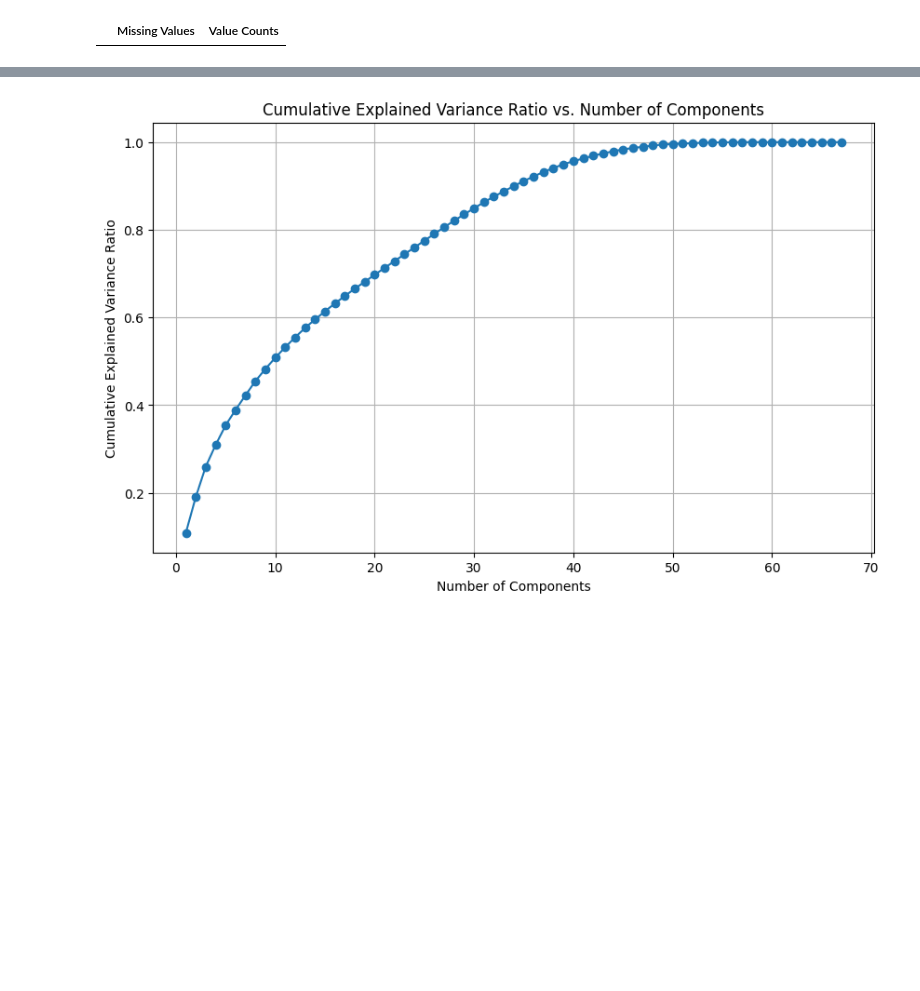
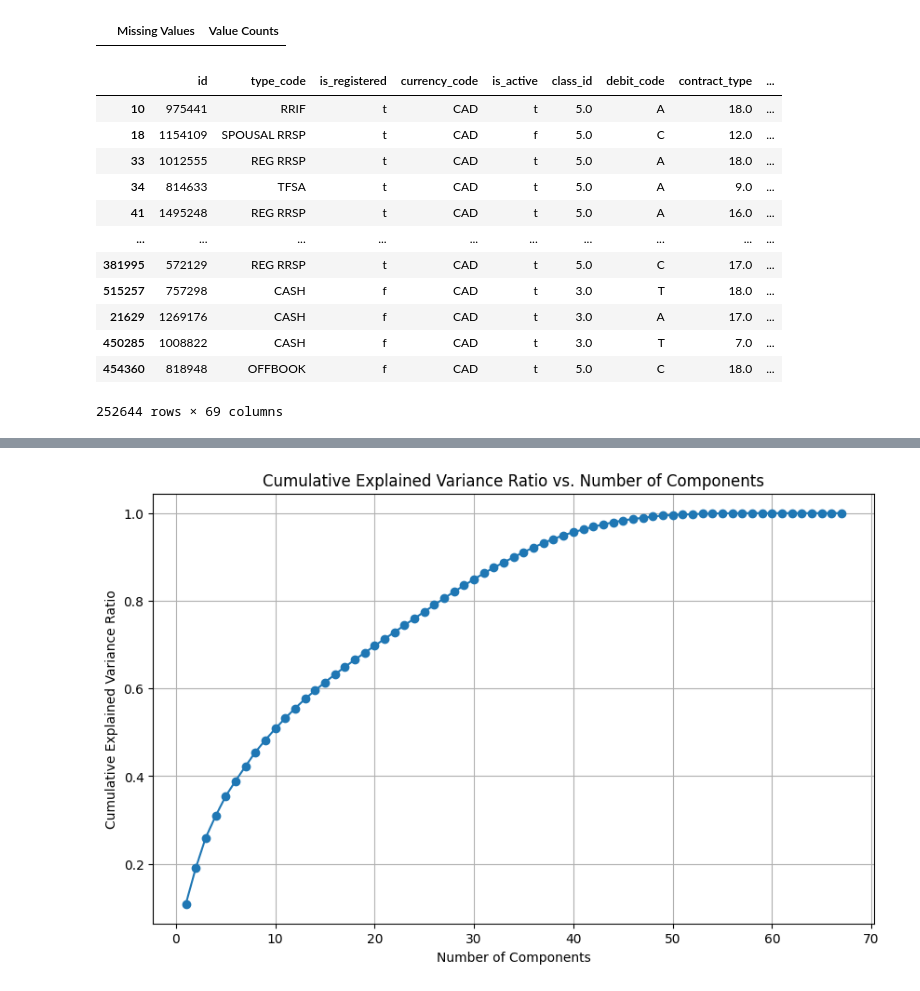
Before and after one commit to adparekh/CxC-Hackathon, a Jupyter notebook: final-hackathon.ipynb, the cells around one changed output, grey strips where cells are left out. Drawn from its saved outputs; the diff is of its cells as text; code cells hidden in the pictures; blank space fills up the shorter version.

```diff
--- a/final-hackathon.ipynb
+++ b/final-hackathon.ipynb
@@ -43,7 +45,3 @@ train_data.head()
 | 3 | 741930 | CASH | f | NaN | CAD | t | 3.0 | T | ... |
 | 4 | 1137922 | CASH | f | NaN | CAD | t | 3.0 | T | ... |
 5 rows × 106 columns
-# %%
-info_df = pd.read_csv("account_data_info.csv")
-pd.set_option('display.max_colwidth', None)
-info_df
@@ -287,6 +269,28 @@ train_data['months_last_maintenance'] = ((current_date - train_data['last_mainte
 
 # Drop the original date columns
 train_data.drop(columns=['rrif_original_date', 'plan_effective_date', 'inception_date', 'last_maintenance_time'], inplace=True)
+# %%
+# Downsampling
+random.seed(12345)
+non_churn_size = sum(train_data["label"] == "No Churn")
+non_churning_data = train_data[train_data["label"] == 'No Churn']
+churning_data = train_data[train_data["label"] == "Churn"].sample(n= 1 * non_churn_size)
+downsample = pd.concat([non_churning_data, churning_data])
+downsample
+# %% [output]
+|  | id | type_code | is_registered | currency_code | is_active | class_id | debit_code | contract_type | ... |
+| 10 | 975441 | RRIF | t | CAD | t | 5.0 | A | 18.0 | ... |
+| 18 | 1154109 | SPOUSAL RRSP | t | CAD | f | 5.0 | C | 12.0 | ... |
+| 33 | 1012555 | REG RRSP | t | CAD | t | 5.0 | A | 18.0 | ... |
+| 34 | 814633 | TFSA | t | CAD | t | 5.0 | A | 9.0 | ... |
+| 41 | 1495248 | REG RRSP | t | CAD | t | 5.0 | A | 16.0 | ... |
+| ... | ... | ... | ... | ... | ... | ... | ... | ... | ... |
+| 381995 | 572129 | REG RRSP | t | CAD | t | 5.0 | C | 17.0 | ... |
+| 515257 | 757298 | CASH | f | CAD | t | 3.0 | T | 18.0 | ... |
+| 21629 | 1269176 | CASH | f | CAD | t | 3.0 | A | 17.0 | ... |
+| 450285 | 1008822 | CASH | f | CAD | t | 3.0 | T | 7.0 | ... |
+| 454360 | 818948 | OFFBOOK | f | CAD | t | 5.0 | C | 18.0 | ... |
+252644 rows × 69 columns
 # %%
 # Use the OrdinalEncoder to convert labels into values
 ordinal_encoder = OrdinalEncoder()
```
Also changed, not shown: parts of 18 cells of this notebook.
